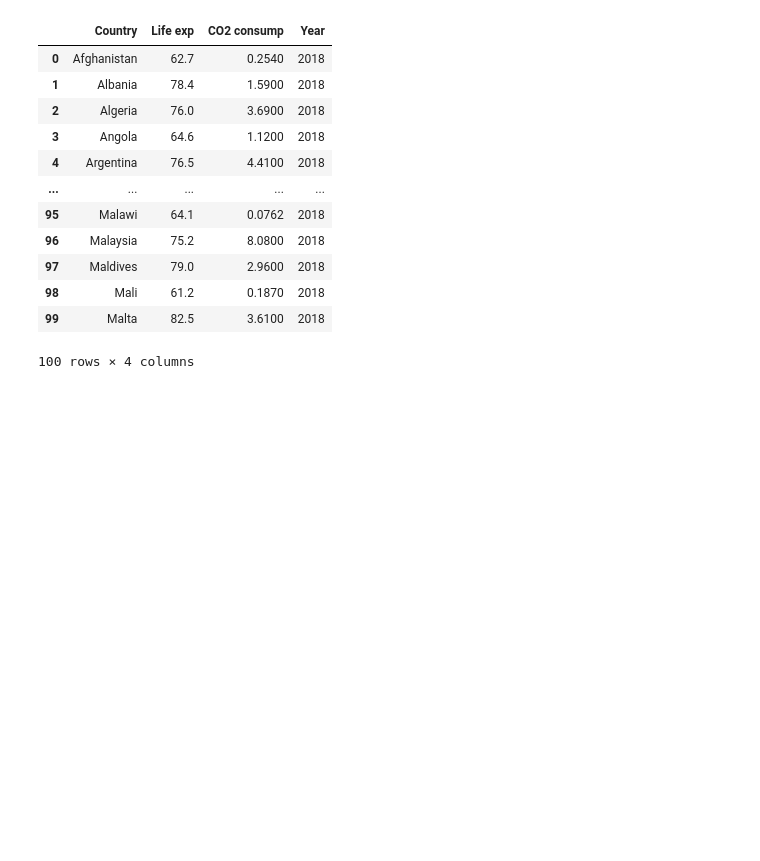
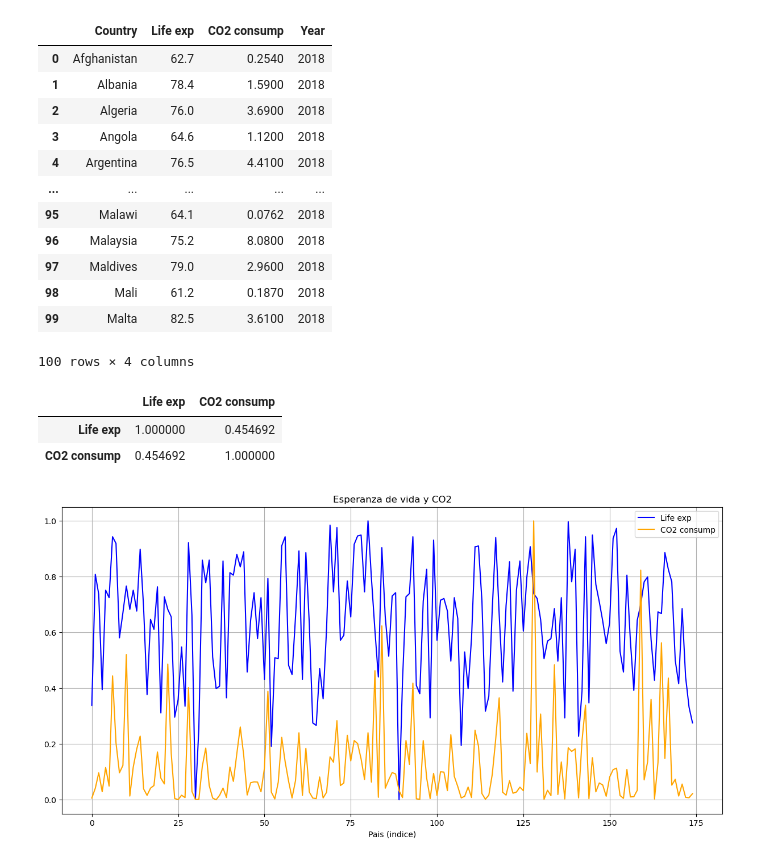
Before and after one commit to pablop11/CE_IABD, a Jupyter notebook: PIA/UNIDAD2/Actividades/Actividad2_9/Actividad2_9.ipynb, the cells around one changed output. Drawn from its saved outputs; the diff is of its cells as text; code cells hidden in the pictures; blank space fills up the shorter version.

```diff
--- a/PIA/UNIDAD2/Actividades/Actividad2_9/Actividad2_9.ipynb
+++ b/PIA/UNIDAD2/Actividades/Actividad2_9/Actividad2_9.ipynb
@@ -63,3 +63,32 @@ df_completo.head(100)
 | 98 | Mali | 61.2 | 0.1870 | 2018 |
 | 99 | Malta | 82.5 | 3.6100 | 2018 |
 100 rows × 4 columns
+# %%
+from sklearn.preprocessing import MinMaxScaler
+
+escalador = MinMaxScaler()
+
+df_completo[["Life exp", "CO2 consump"]] = escalador.fit_transform(df_completo[["Life exp", "CO2 consump"]])
+
+df_completo.drop(columns=["Year"]).corr(numeric_only=True)
+# %% [output]
+|  | Life exp | CO2 consump |
+| Life exp | 1.000000 | 0.454692 |
+| CO2 consump | 0.454692 | 1.000000 |
+# %%
+import matplotlib.pyplot as plt
+
+plt.figure(figsize=(15,7))
+
+plt.plot(df_completo["Life exp"], label='Life exp', color='blue')
+
+plt.plot(df_completo["CO2 consump"], label='CO2 consump', color='orange')
+
+plt.title("Esperanza de vida y CO2")
+plt.xlabel("Pais (indice)")
+plt.ylabel("")
+plt.legend()
+plt.grid(True)
+plt.show()
+# %% [output]
+[figure, added]
```
